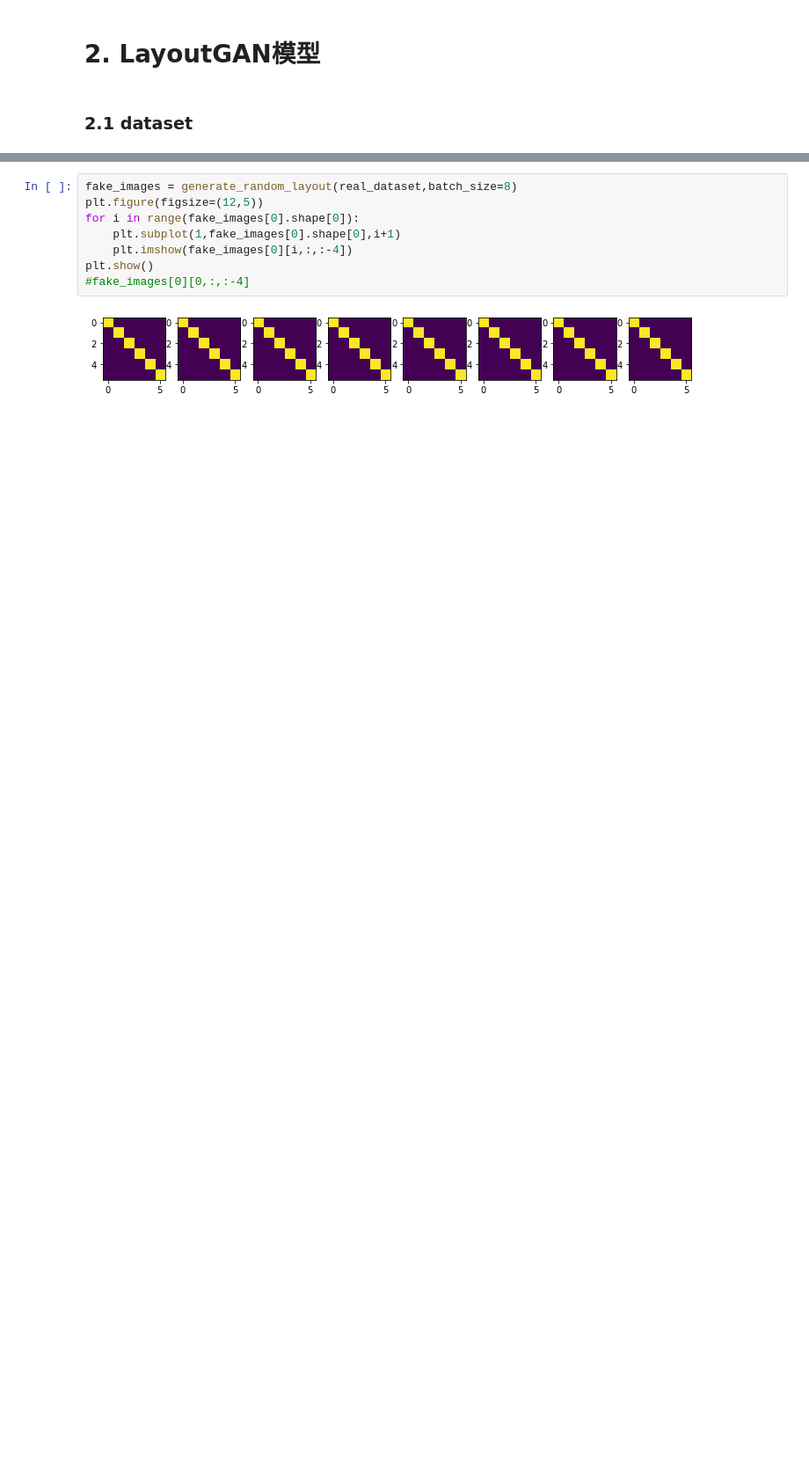
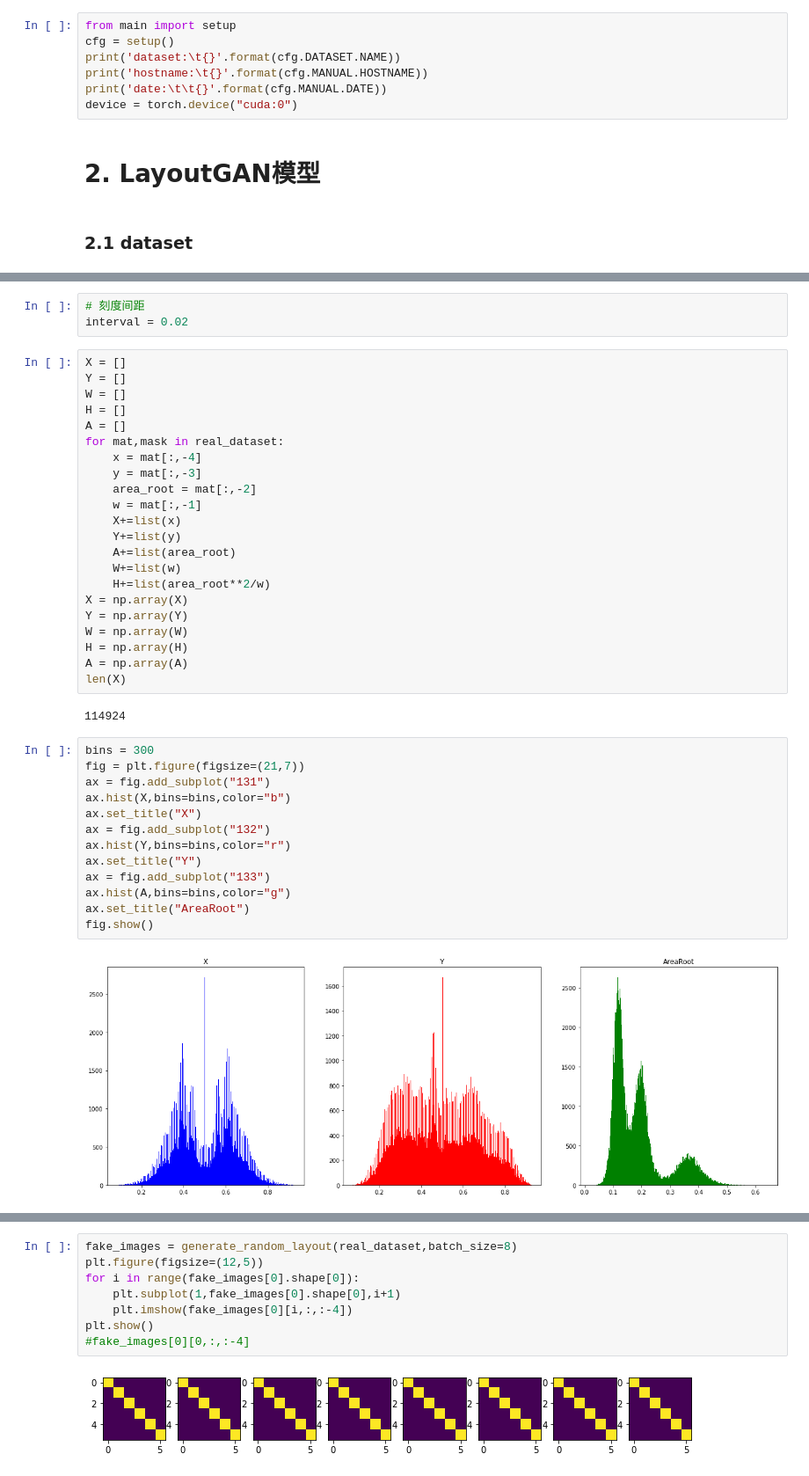
Before and after one commit to luozn15/FloorplanGAN, a Jupyter notebook: FloorPlanGAN.ipynb, the cells around one changed output, grey strips where cells are left out. Shown at 88% size. Cells and saved outputs as stored; diff of their text form; blank space fills up the shorter version.

```diff
--- a/FloorPlanGAN.ipynb
+++ b/FloorPlanGAN.ipynb
@@ -46,3 +36,10 @@ CfgNode({'SYSTEM': CfgNode({'NUM_GPUS': 2, 'NUM_WORKERS': 4, 'HOSTNAMES': ['ubun
+# %%
+from main import setup
+cfg = setup()
+print('dataset:\t{}'.format(cfg.DATASET.NAME))
+print('hostname:\t{}'.format(cfg.MANUAL.HOSTNAME))
+print('date:\t\t{}'.format(cfg.MANUAL.DATE))
+device = torch.device("cuda:0")
 # %% [markdown]
 # 2. LayoutGAN模型
 # %% [markdown]
@@ -67,0 +153,42 @@ real_dataloader = DataLoader(real_dataset,batch_size,shuffle=True,num_workers=0,
+# %%
+# 刻度间距
+interval = 0.02
+# %%
+X = []
+Y = []
+W = []
+H = []
+A = []
+for mat,mask in real_dataset:
+    x = mat[:,-4]
+    y = mat[:,-3]
+    area_root = mat[:,-2]
+    w = mat[:,-1]
+    X+=list(x)
+    Y+=list(y)
+    A+=list(area_root)
+    W+=list(w)
+    H+=list(area_root**2/w)
+X = np.array(X)
+Y = np.array(Y)
+W = np.array(W)
+H = np.array(H)
+A = np.array(A)
+len(X)
+# %% [output]
+114924
+# %%
+bins = 300
+fig = plt.figure(figsize=(21,7))
+ax = fig.add_subplot("131")
+ax.hist(X,bins=bins,color="b")
+ax.set_title("X")
+ax = fig.add_subplot("132")
+ax.hist(Y,bins=bins,color="r")
+ax.set_title("Y")
+ax = fig.add_subplot("133")
+ax.hist(A,bins=bins,color="g")
+ax.set_title("AreaRoot")
+fig.show()
+# %% [output]
+[figure, added]
```
Also changed, not shown: parts of 25 cells of this notebook, 4 other files.
